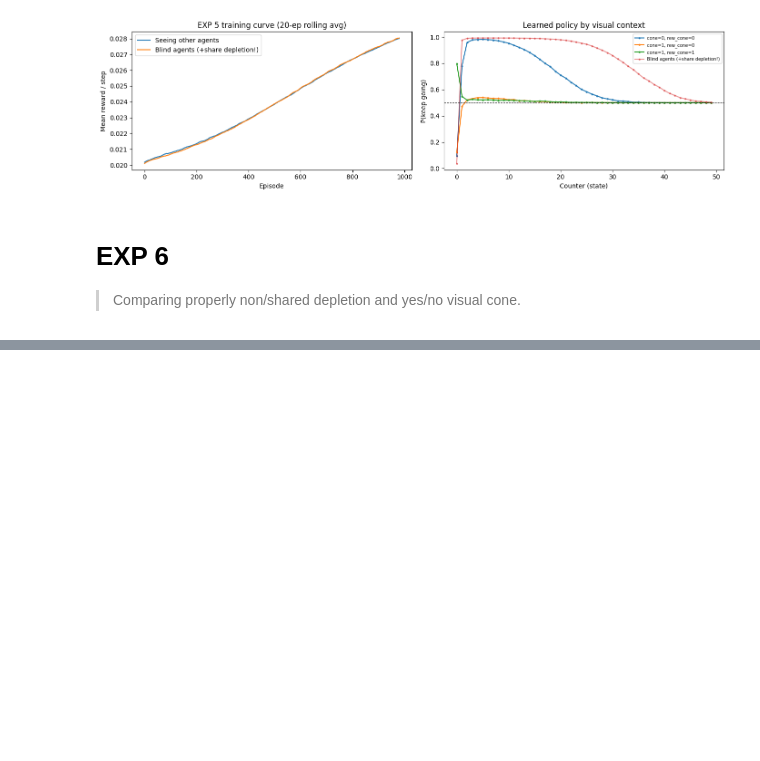
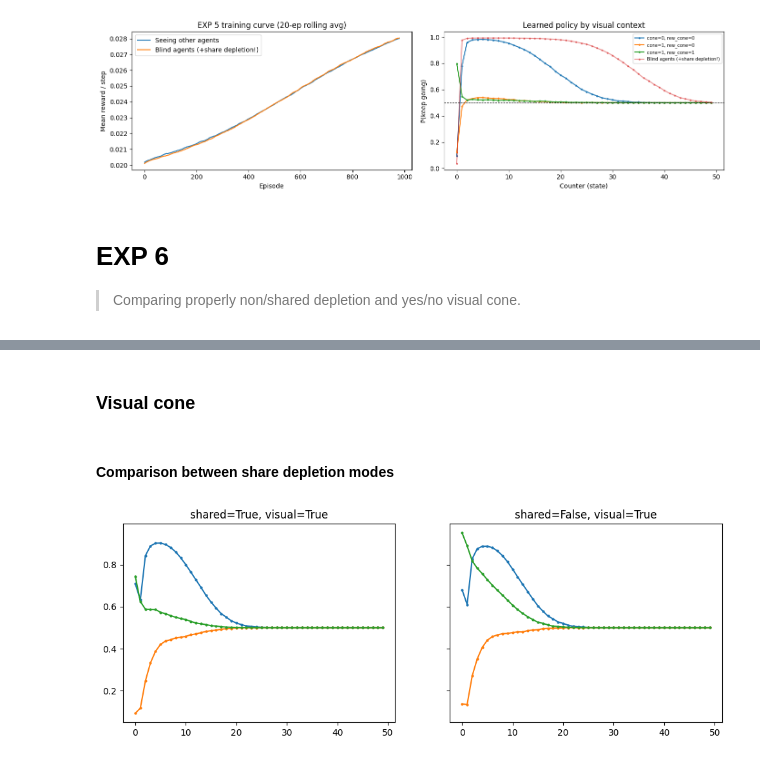
Before and after one commit to gorkamunoz/rl_opts, a Jupyter notebook: nbs/lib_nbs/develop/collective.ipynb, the cells around one changed output, grey strips where cells are left out. Saved outputs shown, nothing was run; the diff lists cells and outputs as text; code cells hidden in the pictures; blank space fills up the shorter version.

```diff
--- a/nbs/lib_nbs/develop/collective.ipynb
+++ b/nbs/lib_nbs/develop/collective.ipynb
@@ -2145,0 +2244,39 @@ for shared_depletion in [True, False]:
+# %% [markdown]
+### Visual cone
+# %% [markdown]
+#### Comparison between share depletion modes
+# %%
+# Load and compare EXP 6 outputs (saved by the previous cell)
+
+
+cases = [ # shared_depletion, visual_activated
+    (True,  True),
+    (False, True)
+]
+
+fig_h, axes_h = plt.subplots(1, 2, figsize=(12, 4), sharey=True)
+
+for idx_case, (case, ax) in enumerate(zip(cases, axes_h)):
+
+    _, hmat_case = _load_case(*case)
+    hflat = hmat_case.reshape(-1, 2, hmat_case.shape[-1])
+    p_keep = hflat[:, 0, :] / hflat.sum(1)
+
+
+    for cone_val in [0, 1]:
+        for rew_val in [0, 1]:
+
+            if cone_val == 0 and rew_val == 1:
+                continue  # impossible state: can't see a rewarded agent if no agents are in the cone
+
+            # idxs = np.arange(max_counter) * 4 + cone_val * 2 + rew_val
+            obs = np.hstack((np.arange(max_counter).reshape(-1,1), cone_val*np.ones((max_counter, 1))))
+            obs = np.hstack((obs, rew_val*np.ones((max_counter, 1))))
+            idxs = agents.percept_preprocess(obs)
+
+            label = f"cone={cone_val}, rew_cone={rew_val}"
+            ax.plot(p_keep[:, idxs].mean(0), '-o', ms=2, label=label)
+
+    ax.set_title(labels[case])
+# %% [output]
+[figure, added]
```
Also changed, not shown: parts of 25 cells of this notebook, 6 other files.
